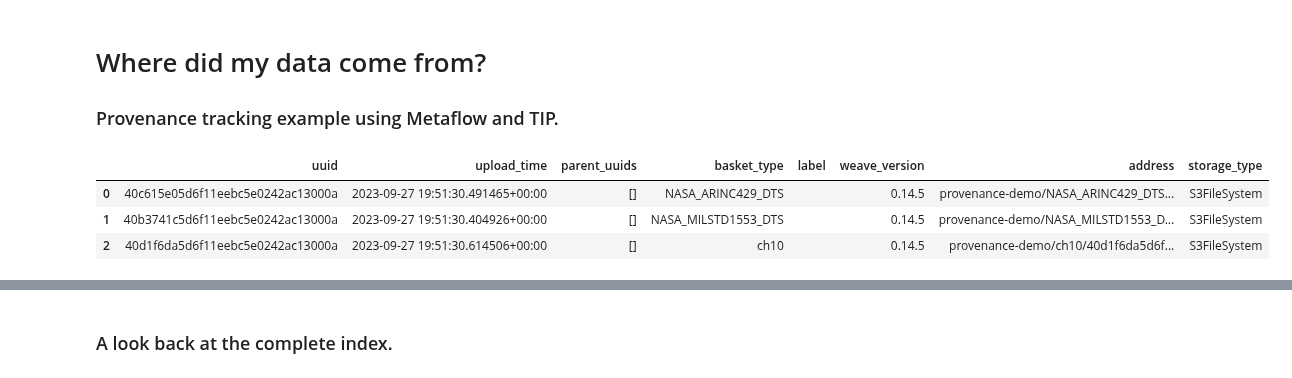
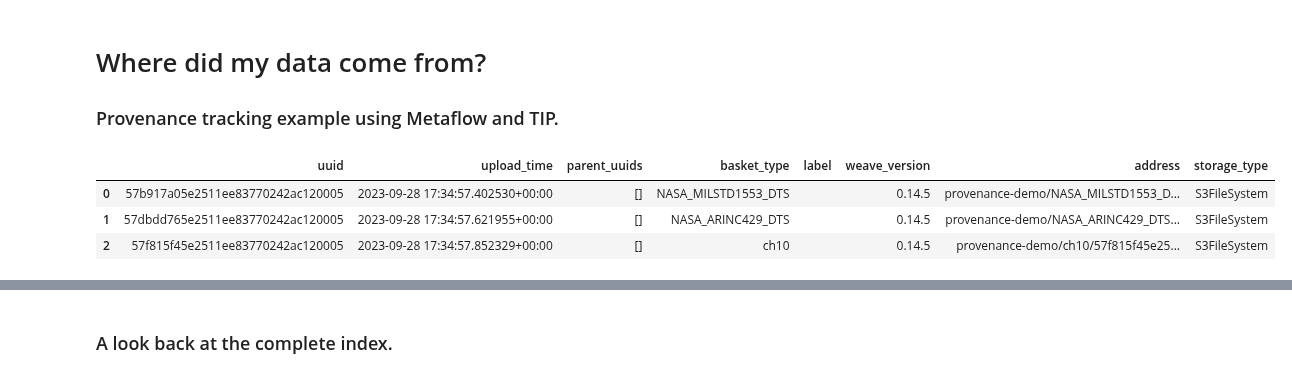
Before and after one commit to 309thEDDGE/opal, a Jupyter notebook: demo-notebooks/extract_transform_load_demo.ipynb, the cells around one changed output, grey strips where cells are left out. Cells and saved outputs as stored; diff of their text form; code cells hidden in the pictures.

Commit message:
Updated demo notebooks

```diff
--- a/demo-notebooks/extract_transform_load_demo.ipynb
+++ b/demo-notebooks/extract_transform_load_demo.ipynb
@@ -20,24 +20,28 @@ s3 = s3fs.S3FileSystem(client_kwargs = {'endpoint_url': os.environ['S3_ENDPOINT'
 # %%
 if s3.exists('provenance-demo'):
     s3.rm('s3://provenance-demo', recursive = True)
+s3.mkdir("provenance-demo")
 
-weave.upload.UploadBasket(
+provenance_pantry = weave.Pantry(
+    weave.IndexPandas,
+    pantry_path="provenance-demo",
+    file_system=s3,
+)
+provenance_index = provenance_pantry.index
+
+provenance_pantry.upload_basket(
     upload_items=[{'path': '/home/jovyan/opal/resources/NASA_MILSTD1553_DTS.yaml', 'stub': False}],
     basket_type='NASA_MILSTD1553_DTS',
-    pantry_path='provenance-demo',
-    file_system=s3,
 )
-weave.upload.UploadBasket(
+
+provenance_pantry.upload_basket(
     upload_items=[{'path': '/home/jovyan/opal/resources/NASA_ARINC429_DTS.yaml', 'stub': False}],
     basket_type='NASA_ARINC429_DTS',
-    pantry_path='provenance-demo',
-    file_system=s3,
 )
-weave.upload.UploadBasket(
+
+provenance_pantry.upload_basket(
     upload_items=[{'path': '/home/jovyan/opal/resources/652200104150842.ch10', 'stub': False}],
     basket_type='ch10',
-    pantry_path='provenance-demo',
-    file_system=s3,
     metadata = {'ch10name': '652200104150842'},
-).get_upload_path()
+)["address"].iloc[0]
 # %% [output]
@@ -87,13 +91,13 @@ Name: basket_type, dtype: int64
 
 ### Provenance tracking example using Metaflow and TIP.
 # %%
-small_index = weave.index.create_index.create_index_from_fs(root_dir='provenance-demo', file_system=s3)
-small_index
+provenance_index_df = provenance_index.to_pandas_df()
+provenance_index_df
 # %% [output]
 |  | uuid | upload_time | parent_uuids | basket_type | label | weave_version | address | storage_type |
-| 0 | 40c615e05d6f11eebc5e0242ac13000a | 2023-09-27 19:51:30.491465+00:00 | [] | NASA_ARINC429_DTS |  | 0.14.5 | provenance-demo/NASA_ARINC429_DTS... | S3FileSystem |
-| 1 | 40b3741c5d6f11eebc5e0242ac13000a | 2023-09-27 19:51:30.404926+00:00 | [] | NASA_MILSTD1553_DTS |  | 0.14.5 | provenance-demo/NASA_MILSTD1553_D... | S3FileSystem |
-| 2 | 40d1f6da5d6f11eebc5e0242ac13000a | 2023-09-27 19:51:30.614506+00:00 | [] | ch10 |  | 0.14.5 | provenance-demo/ch10/40d1f6da5d6f... | S3FileSystem |
+| 0 | 57b917a05e2511ee83770242ac120005 | 2023-09-28 17:34:57.402530+00:00 | [] | NASA_MILSTD1553_DTS |  | 0.14.5 | provenance-demo/NASA_MILSTD1553_D... | S3FileSystem |
+| 1 | 57dbdd765e2511ee83770242ac120005 | 2023-09-28 17:34:57.621955+00:00 | [] | NASA_ARINC429_DTS |  | 0.14.5 | provenance-demo/NASA_ARINC429_DTS... | S3FileSystem |
+| 2 | 57f815f45e2511ee83770242ac120005 | 2023-09-28 17:34:57.852329+00:00 | [] | ch10 |  | 0.14.5 | provenance-demo/ch10/57f815f45e25... | S3FileSystem |
 # %%
 !python /home/jovyan/opal/data-engineering-resources/NASA_ch10_flows/parse_nasa_ch10s_flow.py --no-pylint run --bucket_name provenance-demo --n 1
 # %% [output]
```
Also changed, not shown: parts of 11 cells of this notebook, 1 other file.
